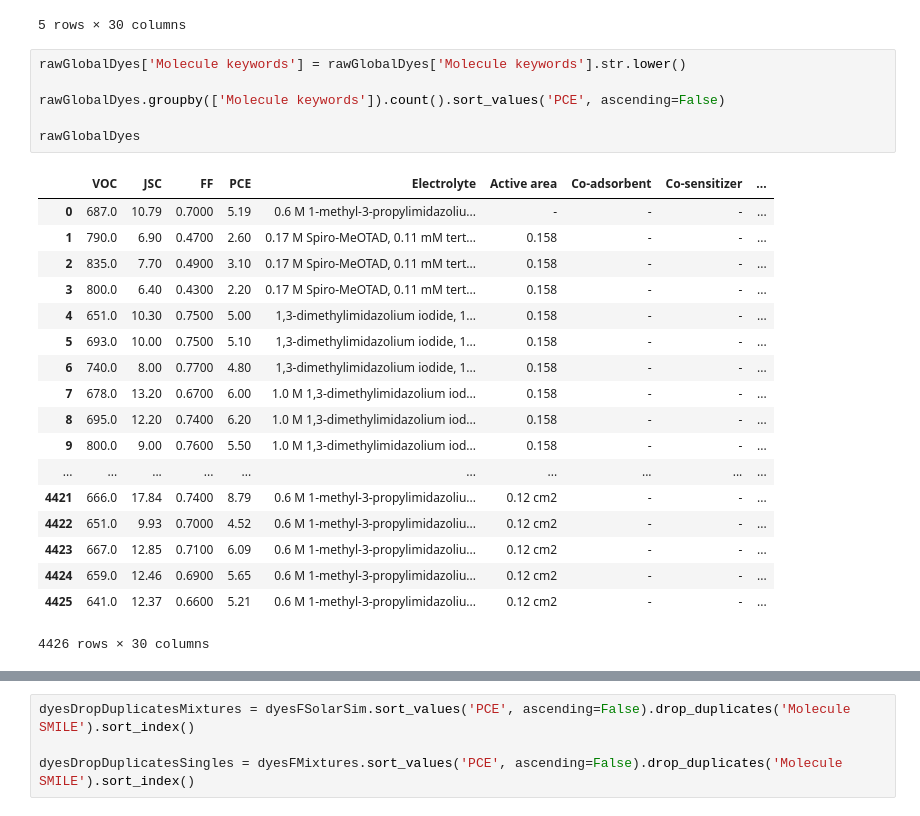
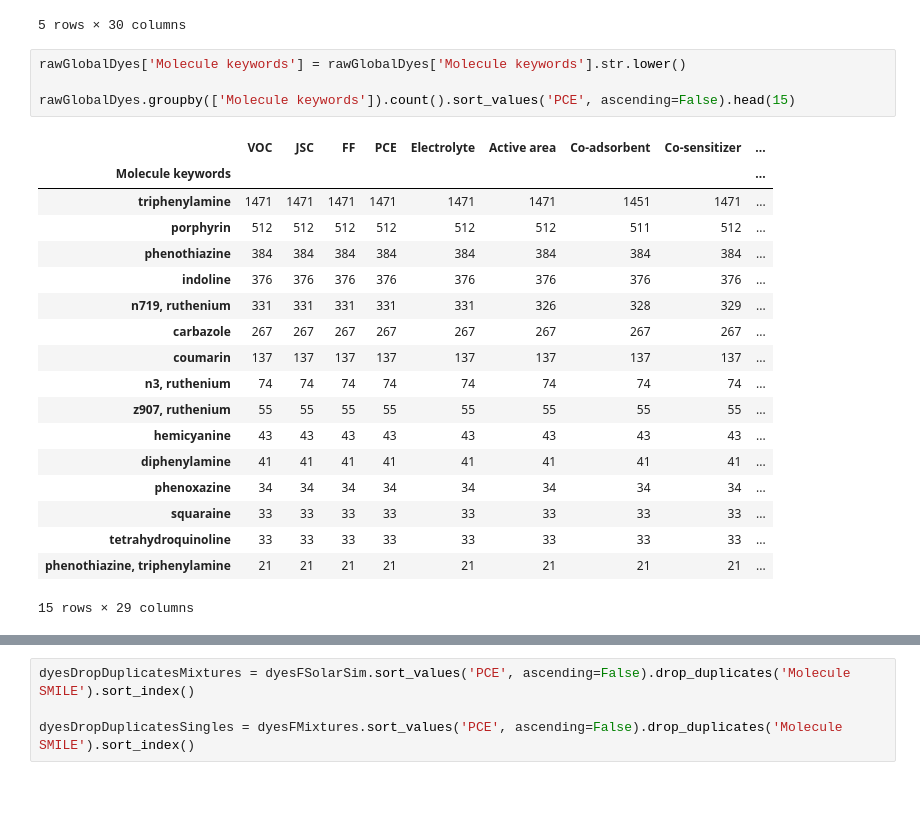
Before and after one commit to PaulC61/Cheminformatics, a Jupyter notebook: InternshipM2_BIU/WorkingEnvironment/Phase2/generateDyeDatasets.ipynb, the cells around one changed output, grey strips where cells are left out. Saved outputs shown, nothing was run; the diff lists cells and outputs as text.

```diff
--- a/InternshipM2_BIU/WorkingEnvironment/Phase2/generateDyeDatasets.ipynb
+++ b/InternshipM2_BIU/WorkingEnvironment/Phase2/generateDyeDatasets.ipynb
@@ -18,28 +18,26 @@ rawGlobalDyes.head()
 # %%
 rawGlobalDyes['Molecule keywords'] = rawGlobalDyes['Molecule keywords'].str.lower()
 
-rawGlobalDyes.groupby(['Molecule keywords']).count().sort_values('PCE', ascending=False)
-
-rawGlobalDyes
+rawGlobalDyes.groupby(['Molecule keywords']).count().sort_values('PCE', ascending=False).head(15)
 # %% [output]
 |  | VOC | JSC | FF | PCE | Electrolyte | Active area | Co-adsorbent | Co-sensitizer | ... |
-| 0 | 687.0 | 10.79 | 0.7000 | 5.19 | 0.6 M 1-methyl-3-propylimidazoliu... | - | - | - | ... |
-| 1 | 790.0 | 6.90 | 0.4700 | 2.60 | 0.17 M Spiro-MeOTAD, 0.11 mM tert... | 0.158 | - | - | ... |
-| 2 | 835.0 | 7.70 | 0.4900 | 3.10 | 0.17 M Spiro-MeOTAD, 0.11 mM tert... | 0.158 | - | - | ... |
-| 3 | 800.0 | 6.40 | 0.4300 | 2.20 | 0.17 M Spiro-MeOTAD, 0.11 mM tert... | 0.158 | - | - | ... |
-| 4 | 651.0 | 10.30 | 0.7500 | 5.00 | 1,3-dimethylimidazolium iodide, 1... | 0.158 | - | - | ... |
-| 5 | 693.0 | 10.00 | 0.7500 | 5.10 | 1,3-dimethylimidazolium iodide, 1... | 0.158 | - | - | ... |
-| 6 | 740.0 | 8.00 | 0.7700 | 4.80 | 1,3-dimethylimidazolium iodide, 1... | 0.158 | - | - | ... |
-| 7 | 678.0 | 13.20 | 0.6700 | 6.00 | 1.0 M 1,3-dimethylimidazolium iod... | 0.158 | - | - | ... |
-| 8 | 695.0 | 12.20 | 0.7400 | 6.20 | 1.0 M 1,3-dimethylimidazolium iod... | 0.158 | - | - | ... |
-| 9 | 800.0 | 9.00 | 0.7600 | 5.50 | 1.0 M 1,3-dimethylimidazolium iod... | 0.158 | - | - | ... |
-| ... | ... | ... | ... | ... | ... | ... | ... | ... | ... |
-| 4421 | 666.0 | 17.84 | 0.7400 | 8.79 | 0.6 M 1-methyl-3-propylimidazoliu... | 0.12 cm2 | - | - | ... |
-| 4422 | 651.0 | 9.93 | 0.7000 | 4.52 | 0.6 M 1-methyl-3-propylimidazoliu... | 0.12 cm2 | - | - | ... |
-| 4423 | 667.0 | 12.85 | 0.7100 | 6.09 | 0.6 M 1-methyl-3-propylimidazoliu... | 0.12 cm2 | - | - | ... |
-| 4424 | 659.0 | 12.46 | 0.6900 | 5.65 | 0.6 M 1-methyl-3-propylimidazoliu... | 0.12 cm2 | - | - | ... |
-| 4425 | 641.0 | 12.37 | 0.6600 | 5.21 | 0.6 M 1-methyl-3-propylimidazoliu... | 0.12 cm2 | - | - | ... |
+| Molecule keywords |  |  |  |  |  |  |  |  | ... |
+| triphenylamine | 1471 | 1471 | 1471 | 1471 | 1471 | 1471 | 1451 | 1471 | ... |
+| porphyrin | 512 | 512 | 512 | 512 | 512 | 512 | 511 | 512 | ... |
+| phenothiazine | 384 | 384 | 384 | 384 | 384 | 384 | 384 | 384 | ... |
+| indoline | 376 | 376 | 376 | 376 | 376 | 376 | 376 | 376 | ... |
+| n719, ruthenium | 331 | 331 | 331 | 331 | 331 | 326 | 328 | 329 | ... |
+| carbazole | 267 | 267 | 267 | 267 | 267 | 267 | 267 | 267 | ... |
+| coumarin | 137 | 137 | 137 | 137 | 137 | 137 | 137 | 137 | ... |
+| n3, ruthenium | 74 | 74 | 74 | 74 | 74 | 74 | 74 | 74 | ... |
+| z907, ruthenium | 55 | 55 | 55 | 55 | 55 | 55 | 55 | 55 | ... |
+| hemicyanine | 43 | 43 | 43 | 43 | 43 | 43 | 43 | 43 | ... |
+| diphenylamine | 41 | 41 | 41 | 41 | 41 | 41 | 41 | 41 | ... |
+| phenoxazine | 34 | 34 | 34 | 34 | 34 | 34 | 34 | 34 | ... |
+| squaraine | 33 | 33 | 33 | 33 | 33 | 33 | 33 | 33 | ... |
+| tetrahydroquinoline | 33 | 33 | 33 | 33 | 33 | 33 | 33 | 33 | ... |
+| phenothiazine, triphenylamine | 21 | 21 | 21 | 21 | 21 | 21 | 21 | 21 | ... |
-4426 rows × 30 columns
+15 rows × 29 columns
 # %%
 rawGlobalDyes
 
```
Also changed, not shown: parts of 10 cells of this notebook, 10 other files.
